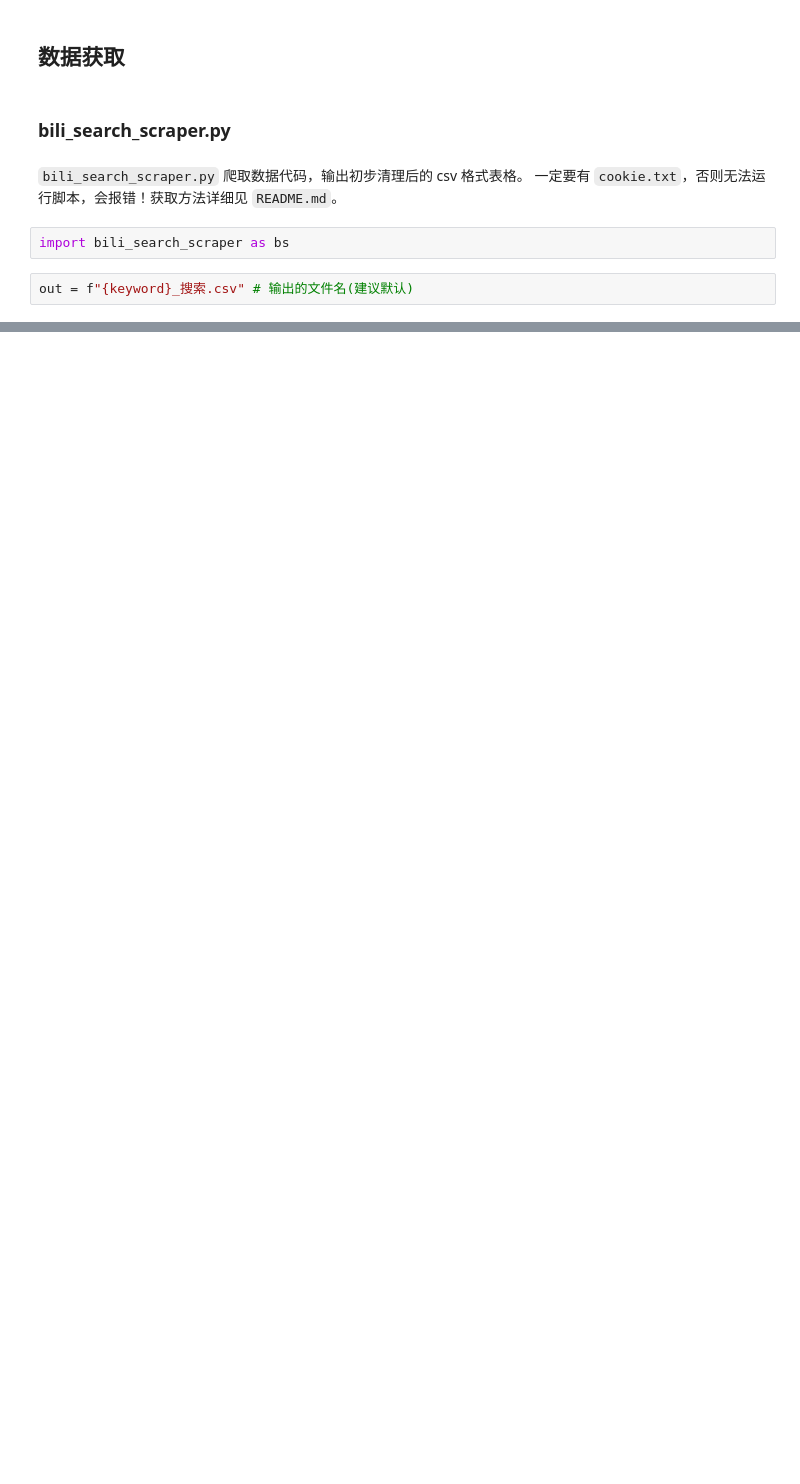
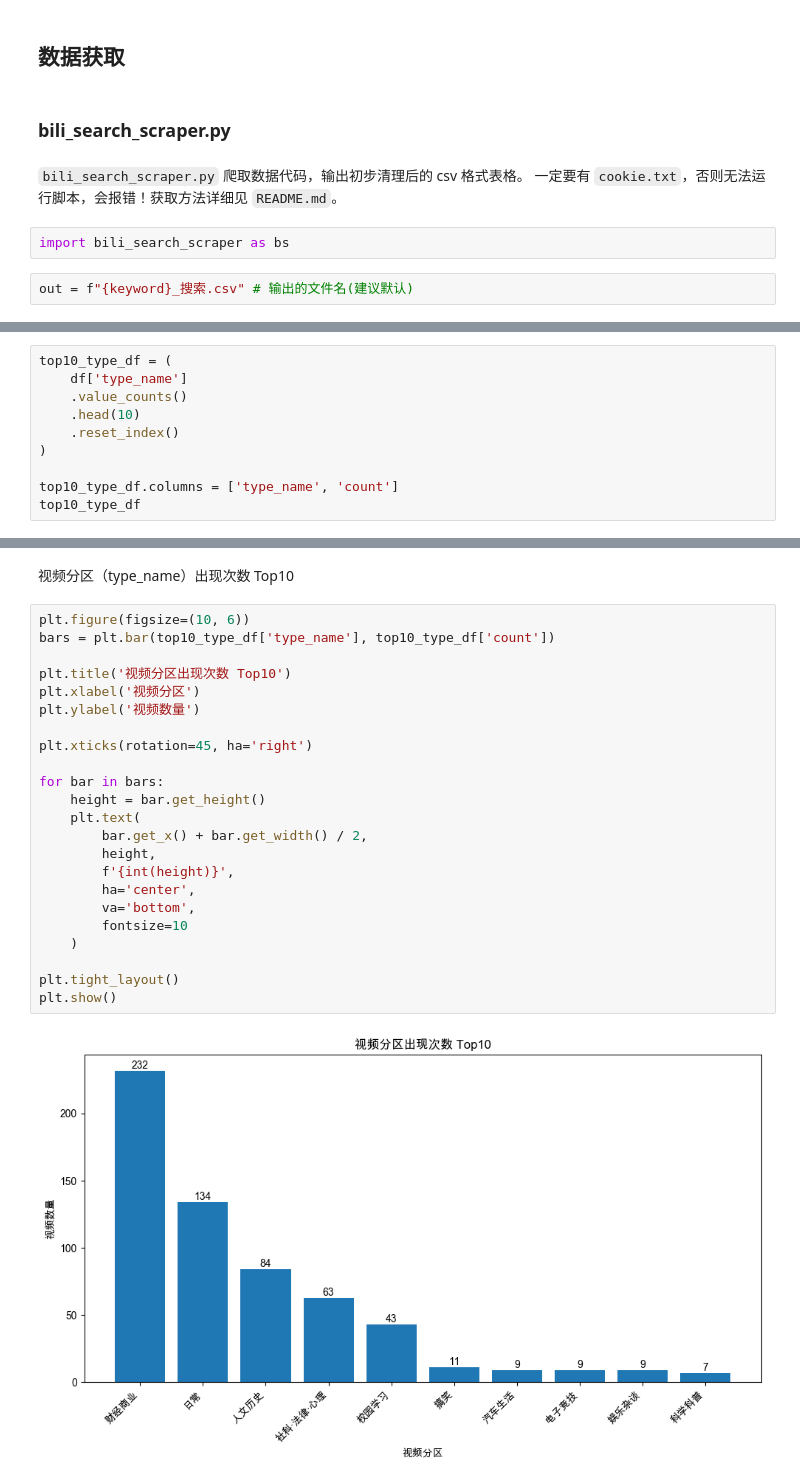
Before and after one commit to TobyKSKGD/Bilibili_search_data_Analysis_based_on_Python, a Jupyter notebook: demonstration.ipynb, the cells around one changed output, grey strips where cells are left out. Drawn from its saved outputs; the diff is of its cells as text; blank space fills up the shorter version.

```diff
--- a/demonstration.ipynb
+++ b/demonstration.ipynb
@@ -35,0 +74,10 @@ print(f"爬取成功！搜索结果已保存到 {out}")
+# %%
+top10_type_df = (
+    df['type_name']
+    .value_counts()
+    .head(10)
+    .reset_index()
+)
+
+top10_type_df.columns = ['type_name', 'count']
+top10_type_df
@@ -35,0 +191,27 @@ print(f"爬取成功！搜索结果已保存到 {out}")
+# %% [markdown]
+视频分区（type_name）出现次数 Top10
+# %%
+plt.figure(figsize=(10, 6))
+bars = plt.bar(top10_type_df['type_name'], top10_type_df['count'])
+
+plt.title('视频分区出现次数 Top10')
+plt.xlabel('视频分区')
+plt.ylabel('视频数量')
+
+plt.xticks(rotation=45, ha='right')
+
+for bar in bars:
+    height = bar.get_height()
+    plt.text(
+        bar.get_x() + bar.get_width() / 2,
+        height,
+        f'{int(height)}',
+        ha='center',
+        va='bottom',
+        fontsize=10
+    )
+
+plt.tight_layout()
+plt.show()
+# %% [output]
+[figure, added]
```
Also changed, not shown: parts of 20 cells of this notebook, 2 other files.
